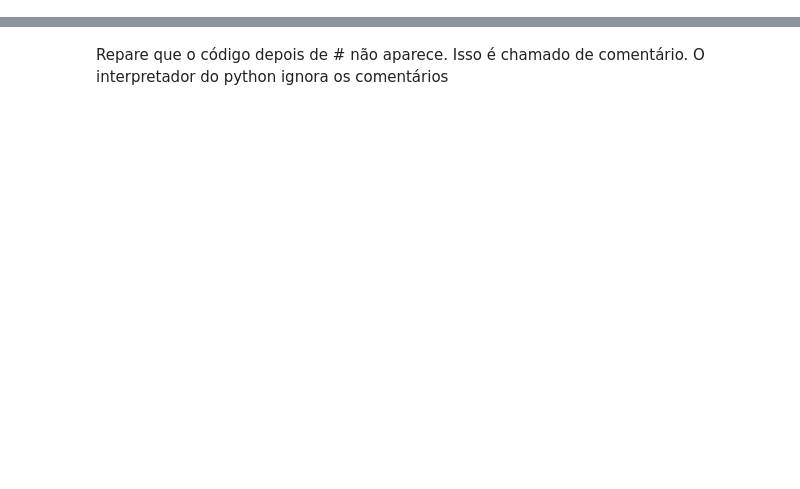
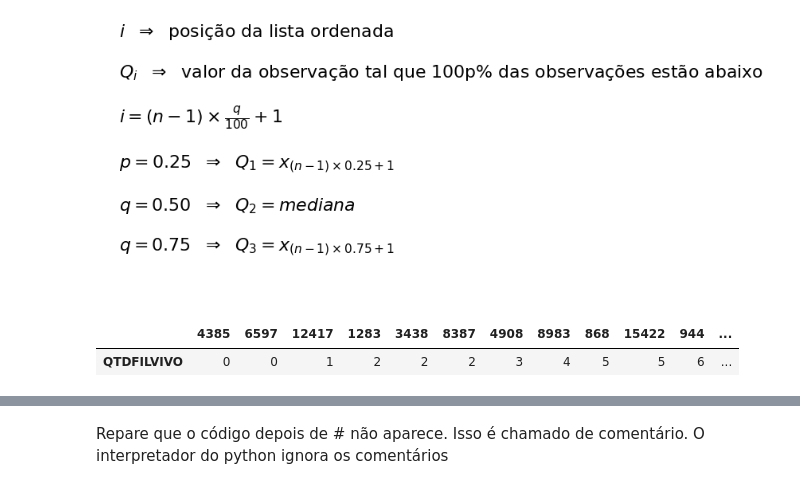
Before and after one commit to fesousa/analise-exploratoria-health-datascience, a Jupyter notebook: analise_explotatoria.ipynb, the cells around one changed output, grey strips where cells are left out. Drawn from its saved outputs; the diff is of its cells as text; code cells hidden in the pictures; blank space fills up the shorter version.

```diff
--- a/analise_explotatoria.ipynb
+++ b/analise_explotatoria.ipynb
@@ -750,0 +544,24 @@ print(x)
+# %%
+#@title **Equações**
+plt.axes((0, 0, 0.1, 0.01), facecolor='w')
+plt.box(False)
+plt.xticks([])
+plt.yticks([])
+plt.title(
+    r'$i \/\/\/\/ \Rightarrow \/\/$'+' posição da lista ordenada'+'\n\n'+
+    r'$Q_i \/\/\/\/ \Rightarrow \/\/$'+ ' valor da observação tal que 100p% das observações estão abaixo\n\n'
+    r'$i = (n-1) \times \frac{q}{100} + 1$'+'\n\n'+
+    r'$p=0.25 \/\/\/\/ \Rightarrow \/\/\/\/ Q_1 = x_{(n-1)\times 0.25 + 1}$'+'\n\n'+
+          r'$q=0.50 \/\/\/\/ \Rightarrow \/\/\/\/ Q_2 = mediana $'+'\n\n'
+          r'$q=0.75 \/\/\/\/ \Rightarrow \/\/\/\/ Q_3 = x_{(n-1)\times 0.75 + 1}$ '+'\n\n',
+
+          fontdict={'fontsize':22,'horizontalalignment':'left'})
+plt.show()
+# %% [output]
+[figure, added]
+# %%
+#@title **Exemplo - Quantidade de filhos vivos das mães viúvas**
+viuvas_filhosvivos.sort_values(by=['QTDFILVIVO']).transpose()
+# %% [output]
+|  | 4385 | 6597 | 12417 | 1283 | 3438 | 8387 | 4908 | 8983 | 868 | 15422 | 944 | ... |
+| QTDFILVIVO | 0 | 0 | 1 | 2 | 2 | 2 | 3 | 4 | 5 | 5 | 6 | ... |
```
Also changed, not shown: parts of 284 cells of this notebook, 4 other files.
